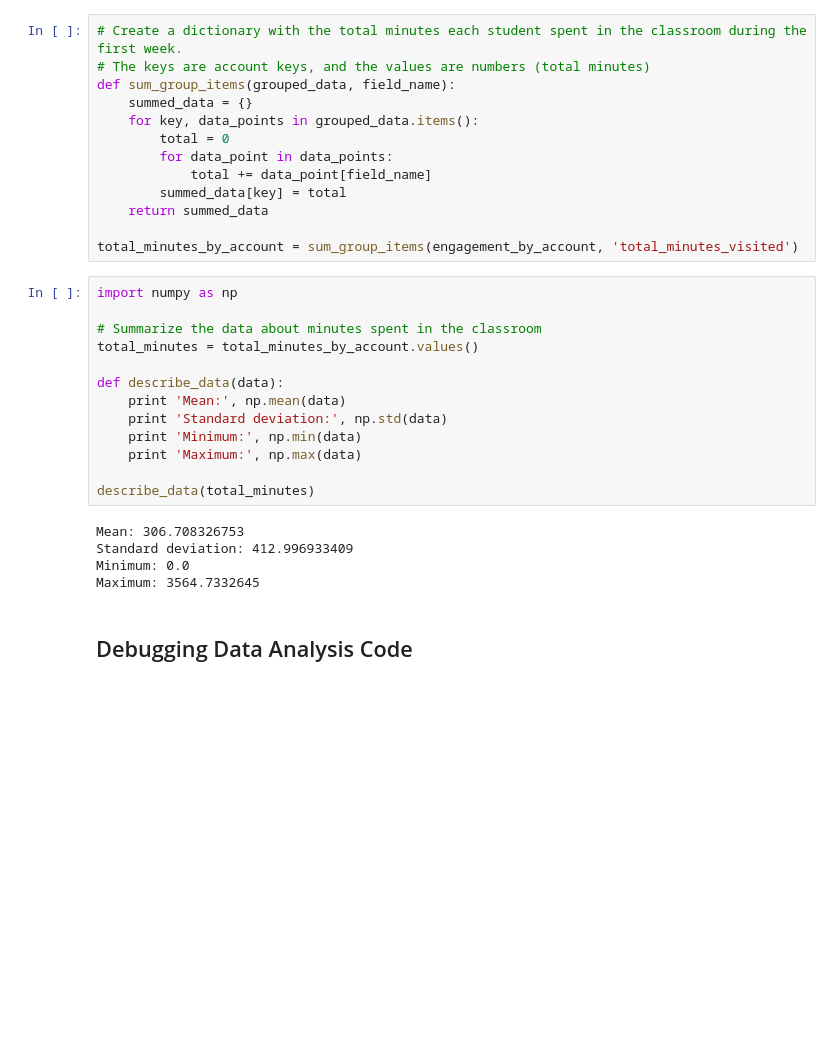
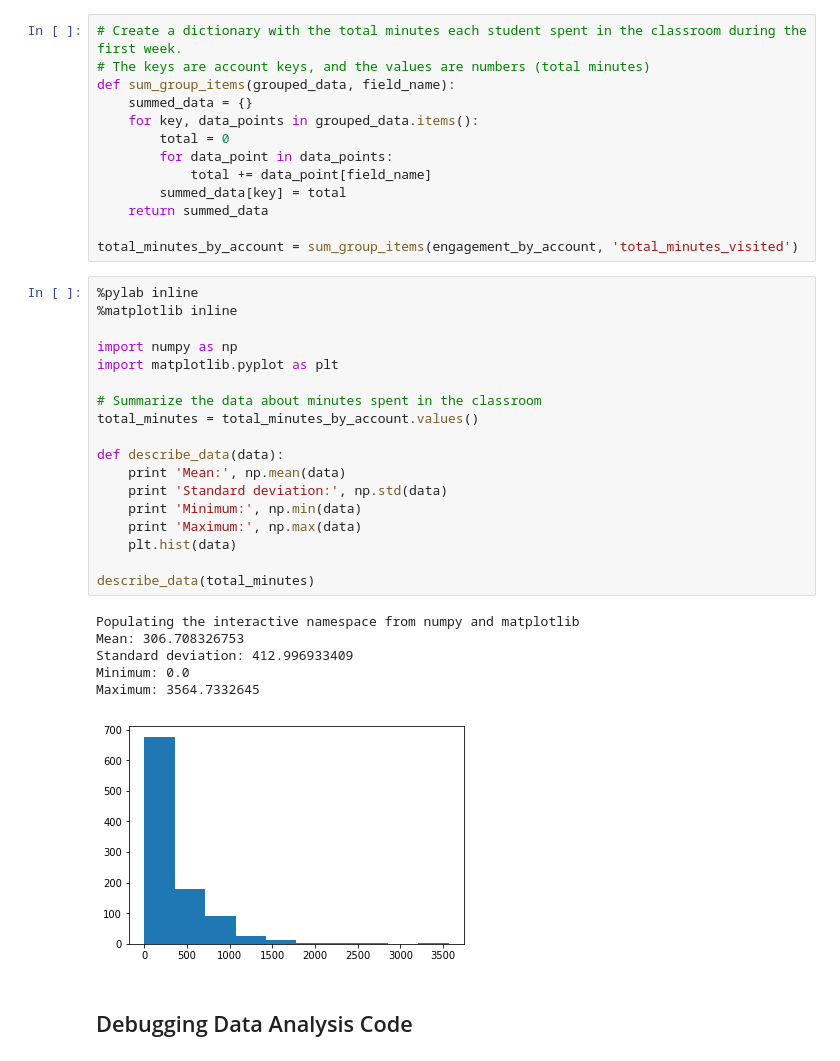
Before and after one commit to frantill/data_analysis, a Jupyter notebook: L1_Starter_Code.ipynb, the cells around one changed output. Cells and saved outputs as stored; diff of their text form; blank space fills up the shorter version.

```diff
--- a/L1_Starter_Code.ipynb
+++ b/L1_Starter_Code.ipynb
@@ -414,23 +414,30 @@ def sum_group_items(grouped_data, field_name):
 
 total_minutes_by_account = sum_group_items(engagement_by_account, 'total_minutes_visited')
 # %%
+%pylab inline
+%matplotlib inline
+
 import numpy as np
+import matplotlib.pyplot as plt
 
 # Summarize the data about minutes spent in the classroom
 total_minutes = total_minutes_by_account.values()
 
 def describe_data(data):
     print 'Mean:', np.mean(data)
     print 'Standard deviation:', np.std(data)
     print 'Minimum:', np.min(data)
     print 'Maximum:', np.max(data)
+    plt.hist(data)
 
 describe_data(total_minutes)
 # %% [output]
+Populating the interactive namespace from numpy and matplotlib
 Mean: 306.708326753
 Standard deviation: 412.996933409
 Minimum: 0.0
 Maximum: 3564.7332645
+[figure, added]
 # %% [markdown]
 ## Debugging Data Analysis Code
 # %%
```
Also changed, not shown: parts of 16 cells of this notebook.
